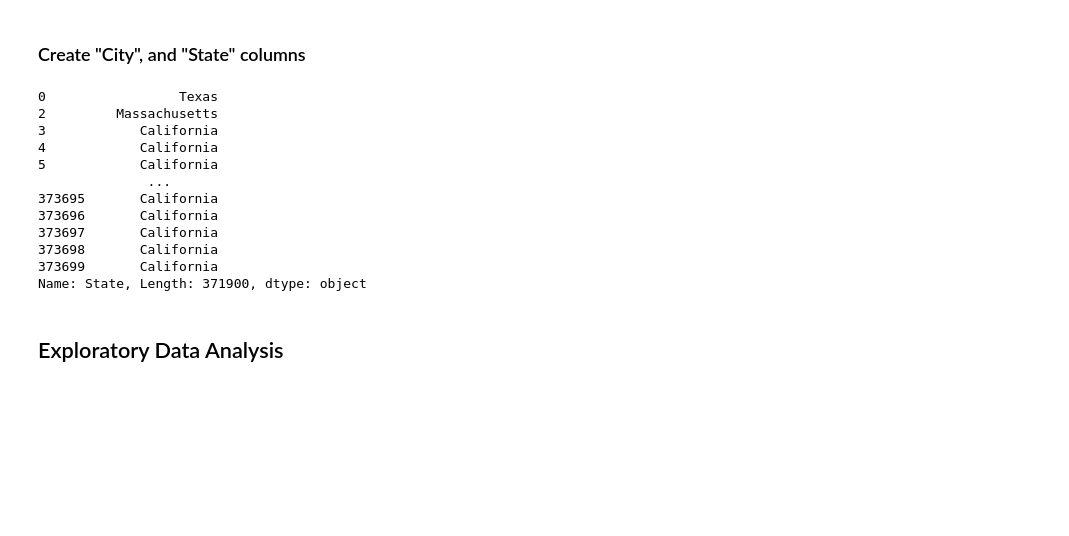
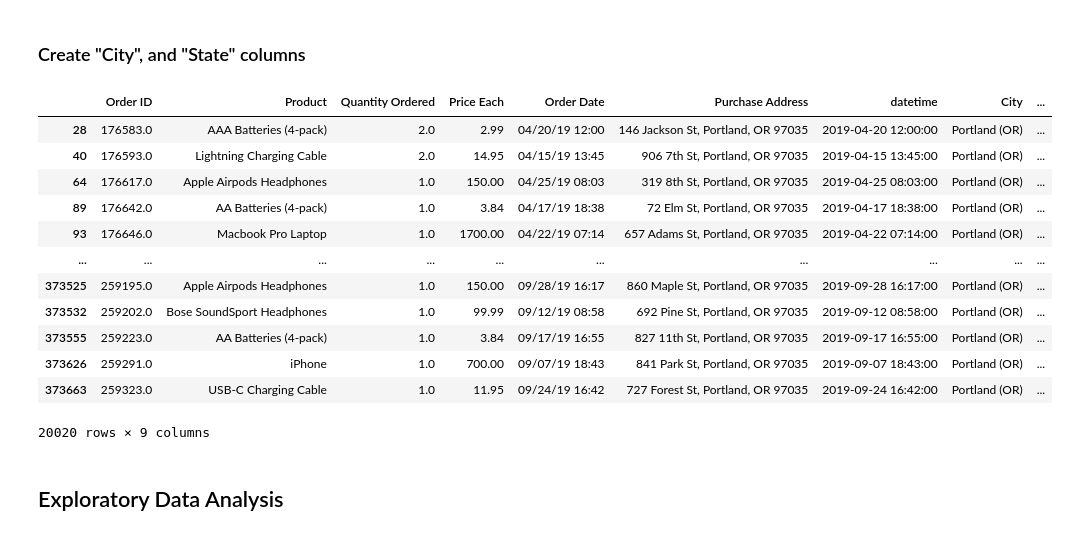
Before and after one commit to MuhammadYusron1/BigData-n-Analytics, a Jupyter notebook: electronics-store-sales-analysis/store_sales_analysis.ipynb, the cells around one changed output. Cells and saved outputs as stored; diff of their text form; code cells hidden in the pictures; blank space fills up the shorter version.

```diff
--- a/electronics-store-sales-analysis/store_sales_analysis.ipynb
+++ b/electronics-store-sales-analysis/store_sales_analysis.ipynb
@@ -159,25 +159,34 @@ memory usage: 22.7+ MB
 # %%
 US_state = {"TX" : "Texas", "MA" : "Massachusetts", "CA" : "California", "WA" : "Washington", "GA" : "Georgia", "NY" : "New York", "OR" : "Oregon", "ME" : "Maine"}
 
-sales_df["City"] = sales_df["Purchase Address"].str.split(",").str.get(1)
+# Create City Column
+def get_city(address):
+    return address.split(",")[1].strip(" ")
+
+def get_state(address):
+    return address.split(",")[2].split(" ")[1]
+
+sales_df['City'] = sales_df['Purchase Address'].apply(lambda x: f"{get_city(x)}  ({get_state(x)})")
+
+# Create State Column
 sales_df["State"] = sales_df["Purchase Address"].str.split(",").str.get(2)
 sales_df["State"] = sales_df["State"].str.split(" ").str.get(1).replace(US_state)
 
-sales_df["City"].unique()
-sales_df["State"]
+sales_df[sales_df["State"] == "Oregon"]
 # %% [output]
+|  | Order ID | Product | Quantity Ordered | Price Each | Order Date | Purchase Address | datetime | City | ... |
+| 28 | 176583.0 | AAA Batteries (4-pack) | 2.0 | 2.99 | 04/20/19 12:00 | 146 Jackson St, Portland, OR 97035 | 2019-04-20 12:00:00 | Portland (OR) | ... |
+| 40 | 176593.0 | Lightning Charging Cable | 2.0 | 14.95 | 04/15/19 13:45 | 906 7th St, Portland, OR 97035 | 2019-04-15 13:45:00 | Portland (OR) | ... |
+| 64 | 176617.0 | Apple Airpods Headphones | 1.0 | 150.00 | 04/25/19 08:03 | 319 8th St, Portland, OR 97035 | 2019-04-25 08:03:00 | Portland (OR) | ... |
+| 89 | 176642.0 | AA Batteries (4-pack) | 1.0 | 3.84 | 04/17/19 18:38 | 72 Elm St, Portland, OR 97035 | 2019-04-17 18:38:00 | Portland (OR) | ... |
+| 93 | 176646.0 | Macbook Pro Laptop | 1.0 | 1700.00 | 04/22/19 07:14 | 657 Adams St, Portland, OR 97035 | 2019-04-22 07:14:00 | Portland (OR) | ... |
+| ... | ... | ... | ... | ... | ... | ... | ... | ... | ... |
+| 373525 | 259195.0 | Apple Airpods Headphones | 1.0 | 150.00 | 09/28/19 16:17 | 860 Maple St, Portland, OR 97035 | 2019-09-28 16:17:00 | Portland (OR) | ... |
+| 373532 | 259202.0 | Bose SoundSport Headphones | 1.0 | 99.99 | 09/12/19 08:58 | 692 Pine St, Portland, OR 97035 | 2019-09-12 08:58:00 | Portland (OR) | ... |
+| 373555 | 259223.0 | AA Batteries (4-pack) | 1.0 | 3.84 | 09/17/19 16:55 | 827 11th St, Portland, OR 97035 | 2019-09-17 16:55:00 | Portland (OR) | ... |
+| 373626 | 259291.0 | iPhone | 1.0 | 700.00 | 09/07/19 18:43 | 841 Park St, Portland, OR 97035 | 2019-09-07 18:43:00 | Portland (OR) | ... |
+| 373663 | 259323.0 | USB-C Charging Cable | 1.0 | 11.95 | 09/24/19 16:42 | 727 Forest St, Portland, OR 97035 | 2019-09-24 16:42:00 | Portland (OR) | ... |
-0                 Texas
-2         Massachusetts
-3            California
-4            California
-5            California
-              ...
-373695       California
-373696       California
-373697       California
-373698       California
-373699       California
-Name: State, Length: 371900, dtype: object
+20020 rows × 9 columns
 # %% [markdown]
 ## Exploratory Data Analysis
 # %% [markdown]
```
Also changed, not shown: parts of 6 cells of this notebook.
